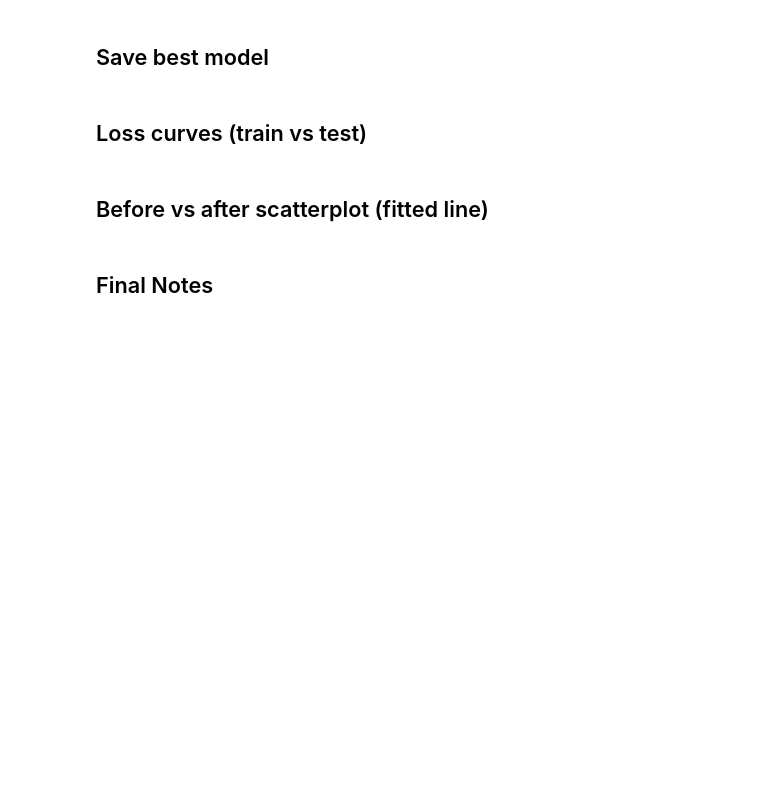
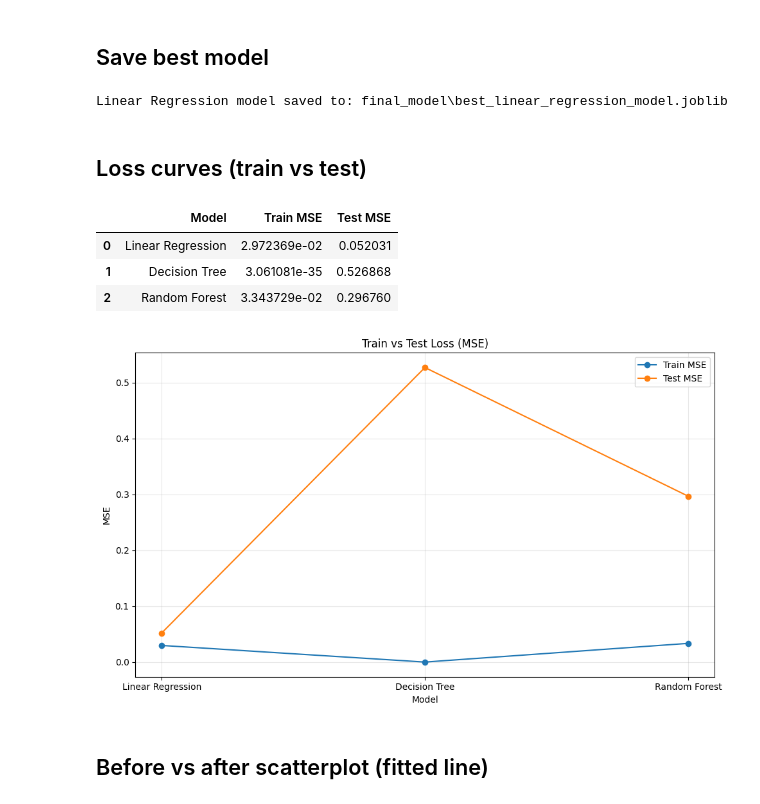
Before and after one commit to hd77alu/linear_regression_model, a Jupyter notebook: summative/linear_regression/multivariate.ipynb, the cells around one changed output. Saved outputs shown, nothing was run; the diff lists cells and outputs as text; code cells hidden in the pictures; blank space fills up the shorter version.

```diff
--- a/summative/linear_regression/multivariate.ipynb
+++ b/summative/linear_regression/multivariate.ipynb
@@ -49,7 +49,7 @@ import joblib
 ## Data Processing
 # %%
 # Load data
-df = pd.read_csv('africa-co2-emissions.csv')
+df = pd.read_csv('data/africa-co2-emissions.csv')
 
 # See data info
 df.info()
@@ -235,2 +547,18 @@ plt.show()
 # %% [markdown]
 ## Best model selection
+# %%
+# Model evaluation (MSE)
+results = []
+
+for name, y_pred in predictions.items():
+    mse = mean_squared_error(y_test, y_pred)
+    results.append({'Model': name, 'MSE': mse})
+
+results_df = pd.DataFrame(results).sort_values('MSE').reset_index(drop=True)
+
+# Best model selection (based on MSE metric)
+best_model_name = results_df.loc[0, 'Model']
+best_model = trained_models[best_model_name]
+
+display(results_df)
+print('Best model (lowest MSE):', best_model_name)
@@ -237,8 +571,55 @@ plt.show()
 # %% [markdown]
 ## Save best model
+# %%
+# Save best model with joblib inside the final_model folder
+
+model_dir = 'final_model'
+os.makedirs(model_dir, exist_ok=True)
+
+safe_model_name = best_model_name.lower().replace(' ', '_')
+model_path = os.path.join(model_dir, f'best_{safe_model_name}_model.joblib')
+
+joblib.dump(best_model, model_path)
+print(f'{best_model_name} model saved to: {model_path}')
+# %% [output]
+Linear Regression model saved to: final_model\best_linear_regression_model.joblib
 # %% [markdown]
 ## Loss curves (train vs test)
+# %%
+# Loss comparison plot (train vs test MSE)
+train_test_losses = []
+
+for name, model in trained_models.items():
+    y_train_pred = model.predict(X_train)
+    y_test_pred = model.predict(X_test)
+
+    train_mse = mean_squared_error(y_train, y_train_pred)
+    test_mse = mean_squared_error(y_test, y_test_pred)
+
+    train_test_losses.append({
+        'Model': name,
+        'Train MSE': train_mse,
+        'Test MSE': test_mse
+    })
+
+loss_df = pd.DataFrame(train_test_losses)
+display(loss_df)
+
+plt.figure(figsize=(10, 6))
+plt.plot(loss_df['Model'], loss_df['Train MSE'], marker='o', label='Train MSE')
+plt.plot(loss_df['Model'], loss_df['Test MSE'], marker='o', label='Test MSE')
+plt.title('Train vs Test Loss (MSE)')
+plt.xlabel('Model')
+plt.ylabel('MSE')
+plt.legend()
+plt.grid(alpha=0.3)
+plt.tight_layout()
+plt.show()
+# %% [output]
+|  | Model | Train MSE | Test MSE |
+| 0 | Linear Regression | 2.972369e-02 | 0.052031 |
+| 1 | Decision Tree | 3.061081e-35 | 0.526868 |
+| 2 | Random Forest | 3.343729e-02 | 0.296760 |
+[figure, added]
 # %% [markdown]
 ## Before vs after scatterplot (fitted line)
-# %% [markdown]
-## Final Notes
```
Also changed, not shown: parts of 12 cells of this notebook, 2 other files.
